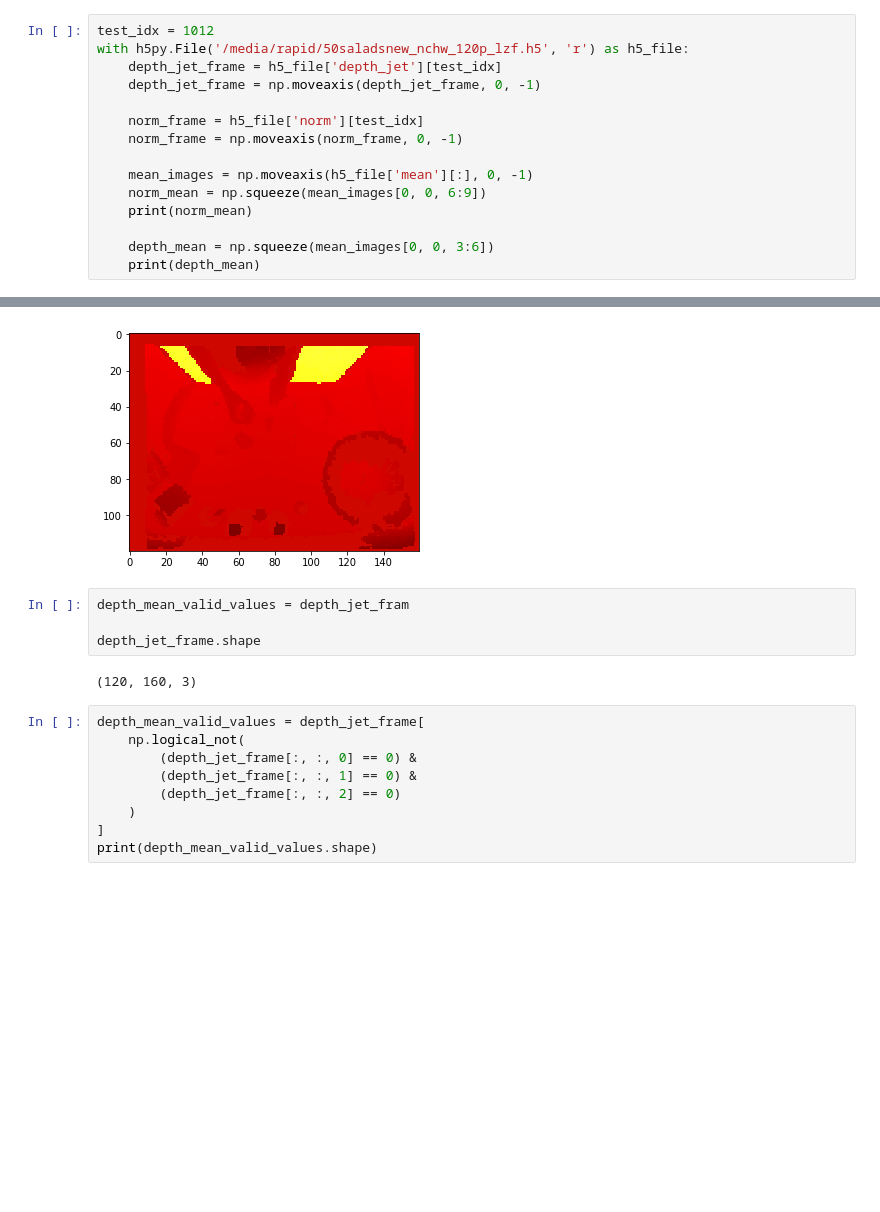
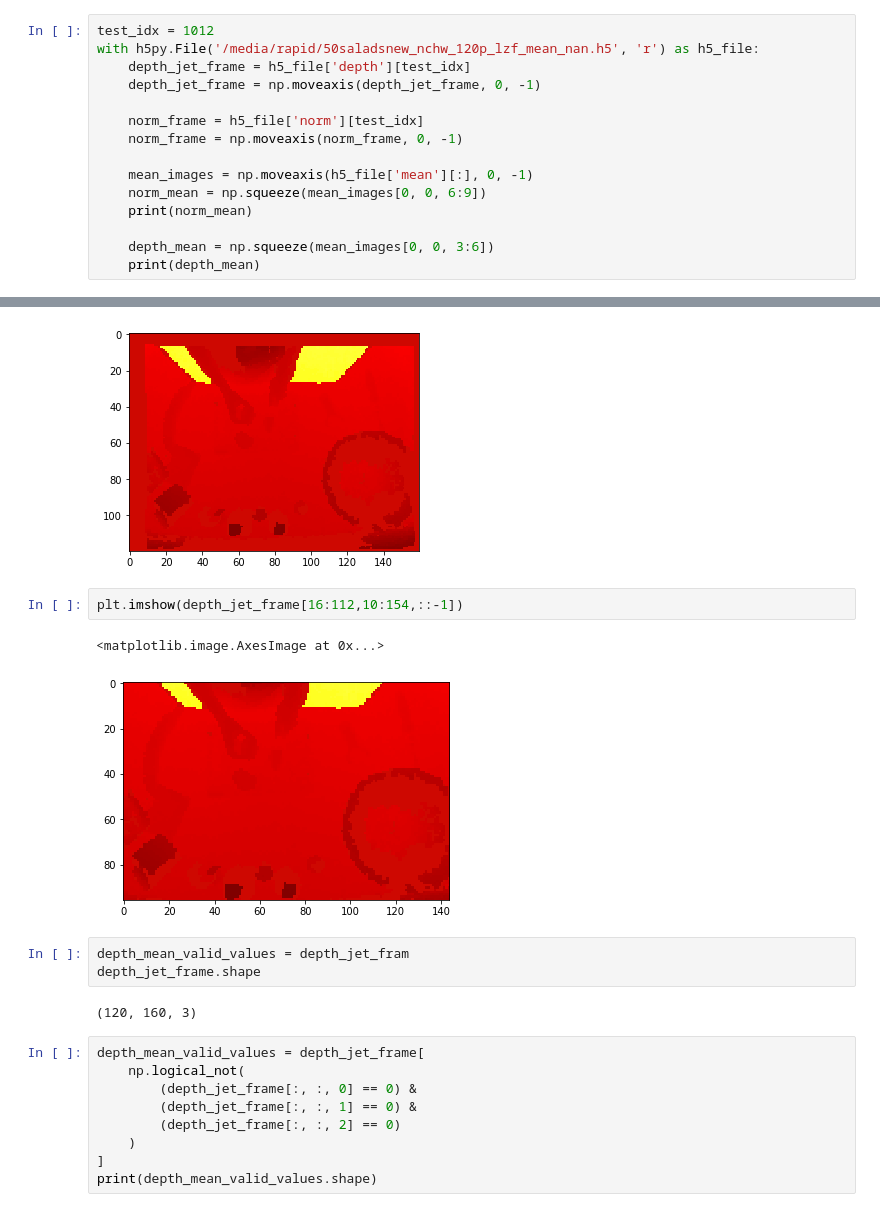
Before and after one commit to leaveitout/fifty_salads_raw_processing, a Jupyter notebook: scratch3.ipynb, the cells around one changed output, grey strips where cells are left out. Saved outputs shown, nothing was run; the diff lists cells and outputs as text; blank space fills up the shorter version.

```diff
--- a/scratch3.ipynb
+++ b/scratch3.ipynb
@@ -145,8 +145,8 @@ plt.show()
 [figure]
 # %%
 test_idx = 1012
-with h5py.File('/media/rapid/50saladsnew_nchw_120p_lzf.h5', 'r') as h5_file:
-    depth_jet_frame = h5_file['depth_jet'][test_idx]
+with h5py.File('/media/rapid/50saladsnew_nchw_120p_lzf_mean_nan.h5', 'r') as h5_file:
+    depth_jet_frame = h5_file['depth'][test_idx]
     depth_jet_frame = np.moveaxis(depth_jet_frame, 0, -1)
 
     norm_frame = h5_file['norm'][test_idx]
@@ -169,9 +169,13 @@ print(norm_frame[0, 0])
 [  1   8 206]
 [126 109  33]
 [figure]
+# %%
+plt.imshow(depth_jet_frame[16:112,10:154,::-1])
+# %% [output]
+<matplotlib.image.AxesImage at 0x...>
+[figure, added]
 # %%
 depth_mean_valid_values = depth_jet_fram
-
 depth_jet_frame.shape
 # %% [output]
 (120, 160, 3)
```
Also changed, not shown: 3 other files.
